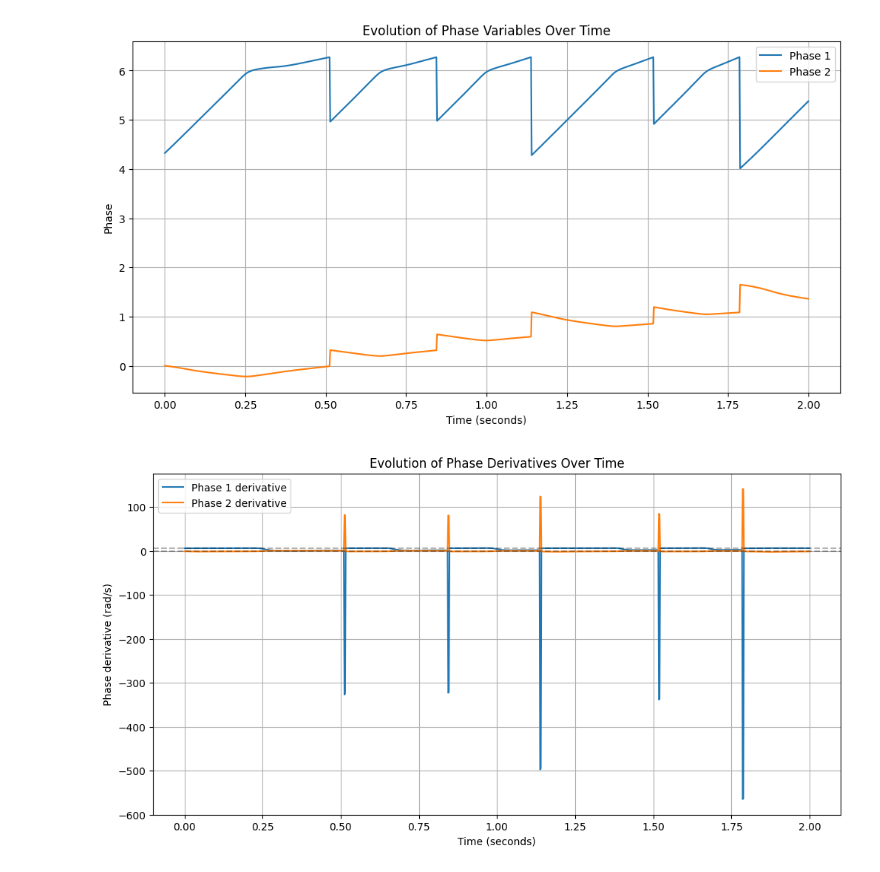
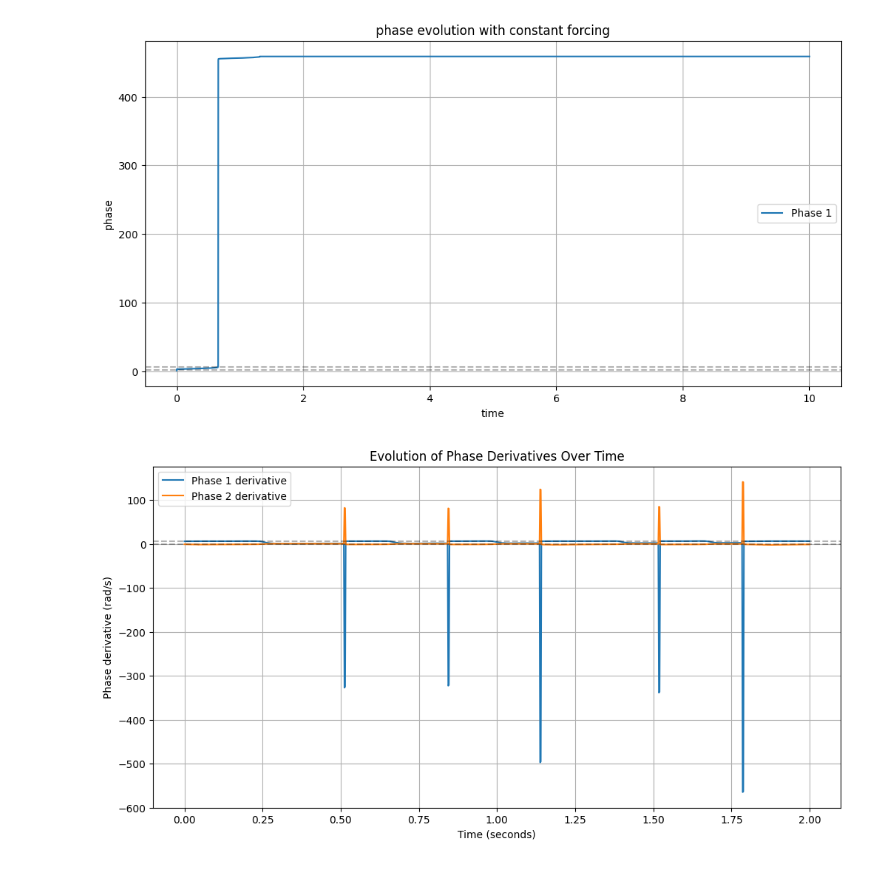
Before and after one commit to Biofluid-Dynamics-Group/cuda-filaments, a Jupyter notebook: analysis/test_emergence/test_emergence.ipynb, the cells around one changed output. Saved outputs shown, nothing was run; the diff lists cells and outputs as text; code cells hidden in the pictures.

Commit message:
testing constant forcing for emergence

```diff
--- a/analysis/test_emergence/test_emergence.ipynb
+++ b/analysis/test_emergence/test_emergence.ipynb
@@ -1,27 +1,37 @@
 # %%
 import pandas as pd
 import matplotlib.pyplot as plt
+import numpy as np
 
 # Read the data
-data = pd.read_csv('../../data/emergent_test_one_cilium/20250303/ciliate_1fil_9000blob_8.00R_0.0010torsion_0.2182tilt_0.3000f_eff_1.4960theta0_0.0000freqshift_true_states.dat',
+# data = pd.read_csv('../../data/emergent_test_one_cilium/20250303/ciliate_1fil_9000blob_8.00R_0.0010torsion_0.2182tilt_0.3000f_eff_1.4960theta0_0.0000freqshift_true_states.dat',
+#                    delimiter=' ',
+#                    header=None)
+
+data = pd.read_csv('../../data/emergence_constant_forcing_plane_test/20250318/ciliate_1fil_100blob_8.00R_0.0010torsion_0.2182tilt_0.3000f_eff_1.4960theta0_0.0000freqshift_true_states.dat',
                    delimiter=' ',
                    header=None)
 
 # Convert index to time (500 indices = 1 second)
 time = data[0] / 500
 
 # Plot both phase variables
 plt.figure(figsize=(12, 6))
-plt.plot(time, data[2], label='Phase 1')
-plt.plot(time, data[3], label='Phase 2')
-plt.xlabel('Time (seconds)')
-plt.ylabel('Phase')
-plt.title('Evolution of Phase Variables Over Time')
+plt.plot(time[:], data[2][:], label='Phase 1')
+# plt.plot(time, data[3], label='Phase 2')
+
+# Add horizontal lines at 2π and 2π*0.3
+plt.axhline(y=2*np.pi, color='k', linestyle='--', alpha=0.3)
+plt.axhline(y=2*np.pi*0.3, color='k', linestyle='--', alpha=0.3)
+
+plt.xlabel('time')
+plt.ylabel('phase')
+plt.title('phase evolution with constant forcing')
 plt.legend()
 plt.grid(True)
 plt.show()
 # %% [output]
-[figure, old version]
+[figure, new version]
 # %%
 import pandas as pd
 import matplotlib.pyplot as plt
```
Also changed, not shown: 3 other files.
